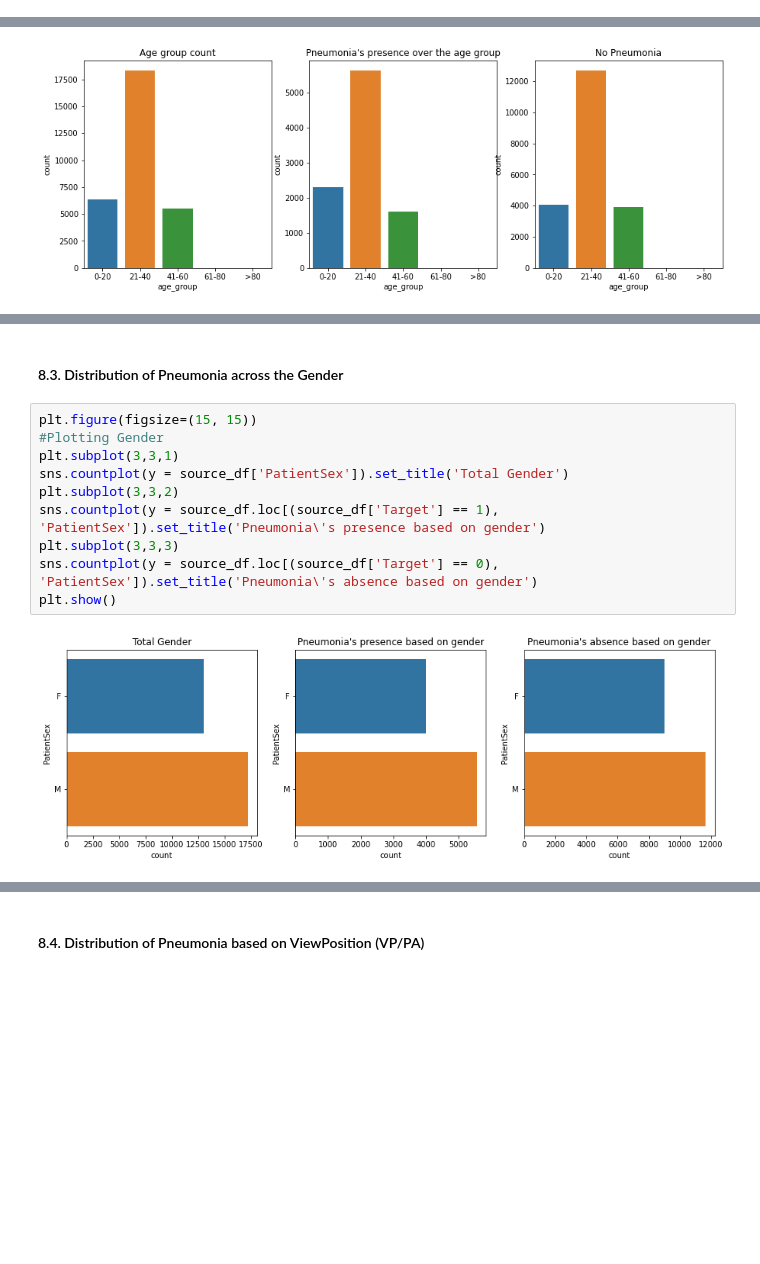
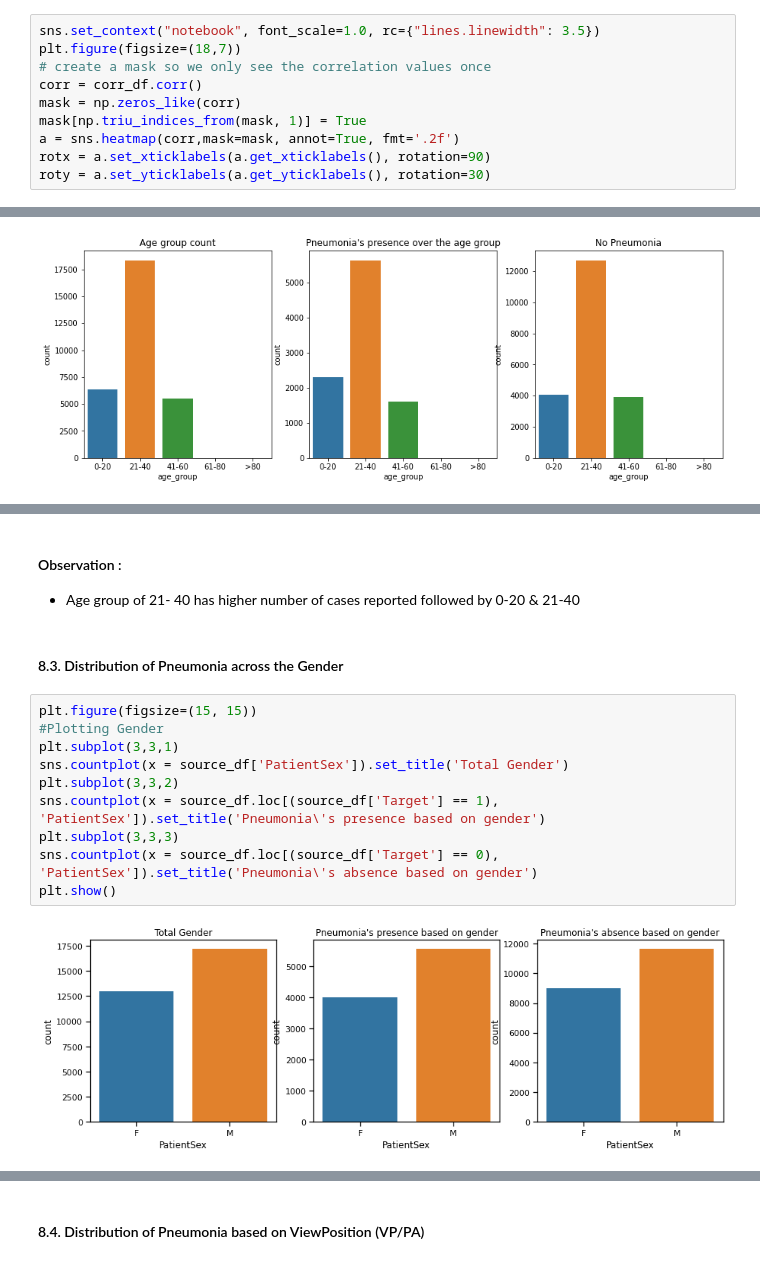
Before and after one commit to karthiksankarangit/capstone_project, a Jupyter notebook: Capstone_Project_v1_0_4_EDA.ipynb, the cells around one changed output, grey strips where cells are left out. Cells and saved outputs as stored; diff of their text form; blank space fills up the shorter version.

```diff
--- a/Capstone_Project_v1_0_4_EDA.ipynb
+++ b/Capstone_Project_v1_0_4_EDA.ipynb
@@ -816,0 +856,10 @@ f_imp
+# %%
+sns.set_context("notebook", font_scale=1.0, rc={"lines.linewidth": 3.5})
+plt.figure(figsize=(18,7))
+# create a mask so we only see the correlation values once
+corr = corr_df.corr()
+mask = np.zeros_like(corr)
+mask[np.triu_indices_from(mask, 1)] = True
+a = sns.heatmap(corr,mask=mask, annot=True, fmt='.2f')
+rotx = a.set_xticklabels(a.get_xticklabels(), rotation=90)
+roty = a.set_yticklabels(a.get_yticklabels(), rotation=30)
@@ -938,17 +996,20 @@ Total Pneumonia evidence...
 41-60       3912
 61-80          0
 >80            5
+# %% [markdown]
+#### Observation :
+* Age group of 21- 40 has higher number of cases reported followed by 0-20 & 21-40
 # %% [markdown]
 #### 8.3. Distribution of Pneumonia across the Gender
 # %%
 plt.figure(figsize=(15, 15))
 #Plotting Gender
 plt.subplot(3,3,1)
-sns.countplot(y = source_df['PatientSex']).set_title('Total Gender')
+sns.countplot(x = source_df['PatientSex']).set_title('Total Gender')
 plt.subplot(3,3,2)
-sns.countplot(y = source_df.loc[(source_df['Target'] == 1), 'PatientSex']).set_title('Pneumonia\'s presence based on gender')
+sns.countplot(x = source_df.loc[(source_df['Target'] == 1), 'PatientSex']).set_title('Pneumonia\'s presence based on gender')
 plt.subplot(3,3,3)
-sns.countplot(y = source_df.loc[(source_df['Target'] == 0), 'PatientSex']).set_title('Pneumonia\'s absence based on gender')
+sns.countplot(x = source_df.loc[(source_df['Target'] == 0), 'PatientSex']).set_title('Pneumonia\'s absence based on gender')
 plt.show()
 # %% [output]
-[figure, old version]
+[figure, new version]
```
Also changed, not shown: parts of 14 cells of this notebook.
